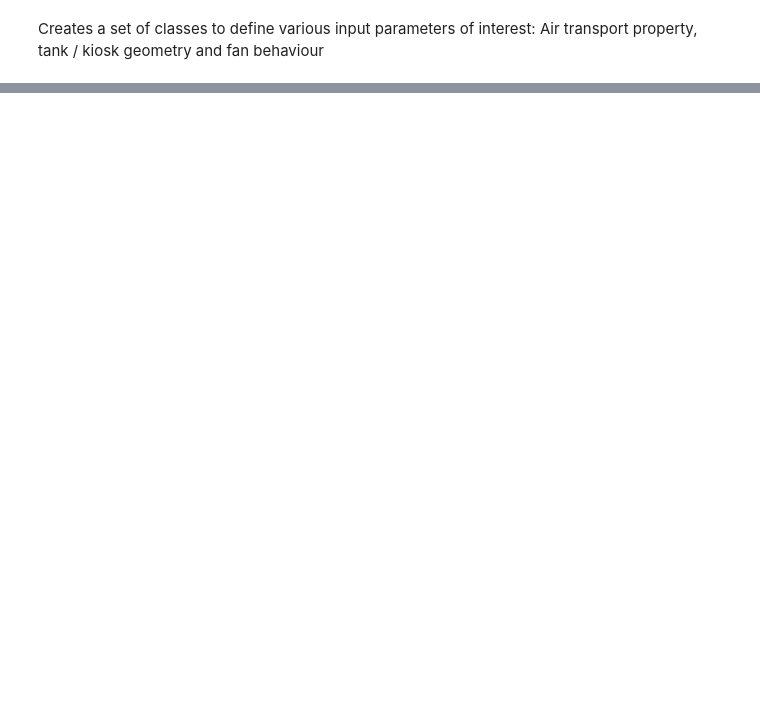
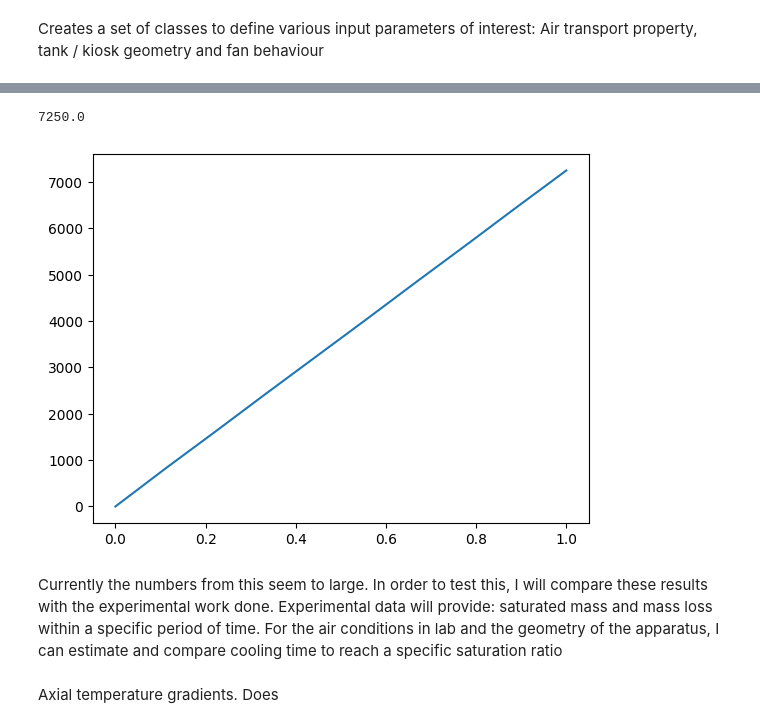
Before and after one commit to Technology-for-the-Poorest-Billion/2025-Majicom-WaterCooling-passive, a Jupyter notebook: GM2MajicomPassive.ipynb, the cells around one changed output, grey strips where cells are left out. Cells and saved outputs as stored; diff of their text form; code cells hidden in the pictures; blank space fills up the shorter version.

```diff
--- a/GM2MajicomPassive.ipynb
+++ b/GM2MajicomPassive.ipynb
@@ -174,0 +254,54 @@ def evaporationRate(tank: tankGeo, fan:fan, material: mat, air: AP, S ): # New V
+# %%
+def coolingTime(tank: tankGeo, fan:fanSpec, material: mat, air: AP, Sinit, Sfinal):
+
+  A = tank.areaTank()
+  mWaterSat = material.msat*A
+
+  massCoeff = hm(tank,fan,air)
+
+
+  # Initialise
+  S = Sinit
+  minit = Sinit*mWaterSat
+  mfinal = Sfinal*mWaterSat
+  mWater = minit
+  dt = 600 #Time interval in seconds
+  time = 0
+
+  # Drying loop
+
+  while mWater > mfinal:
+    Tf = waterTemperature(tank,fan,material,air,S)[1]
+    mdotEvap = evaporationEnergy(tank,fan,material,air,S,Tf)[2]
+    dm = mdotEvap*dt
+    mWater -= dm
+
+
+
+    time += dt
+    if mWater < mfinal:
+
+      mWater = mfinal
+
+
+  return time/60
+# %%
+print(coolingTime(tankTest,fanTest,materialTest,airTest,1,0))
+# %% [output]
+7250.0
+# %%
+
+S = np.linspace(0,1,10)
+time = np.zeros(len(S))
+for i, s in enumerate(S):
+  time[i] = coolingTime(tankTest,fanTest,materialTest,airTest,s,0)
+
+
+plt.plot(S,time)
+plt.show()
+# %% [output]
+[figure, added]
+# %% [markdown]
+Currently the numbers from this seem to large. In order to test this, I will compare these results with the experimental work done. Experimental data will provide: saturated mass and mass loss within a specific period of time. For the air conditions in lab and the geometry of the apparatus, I can estimate and compare cooling time to reach a specific saturation ratio
+# %% [markdown]
+Axial temperature gradients. Does
```
Also changed, not shown: parts of 13 cells of this notebook.
